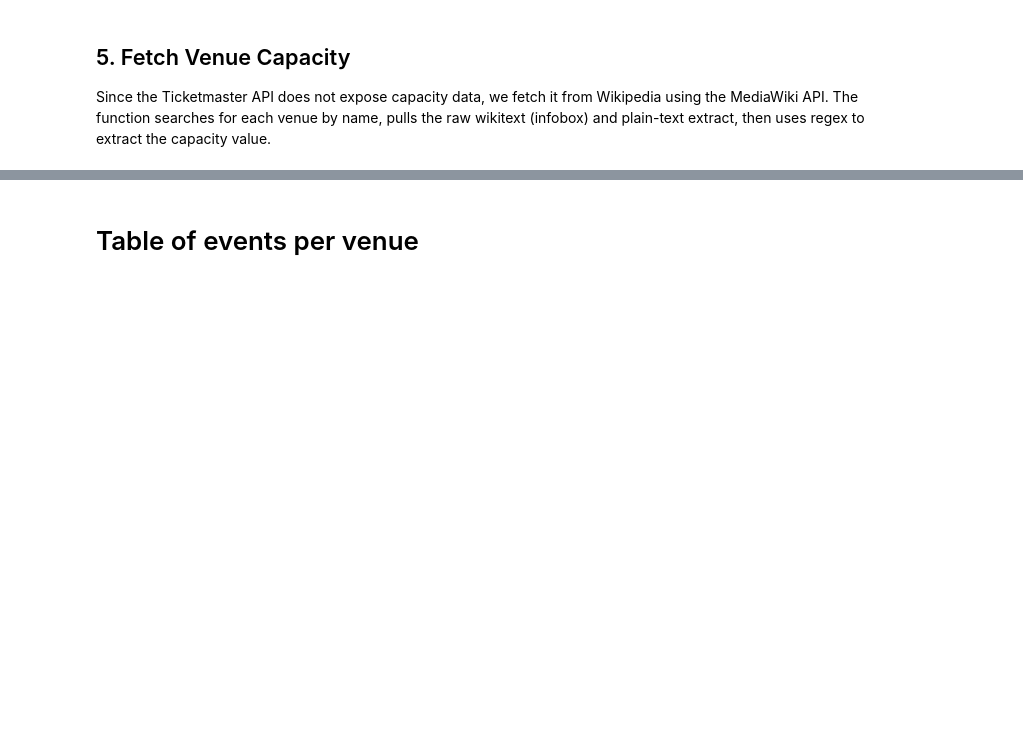
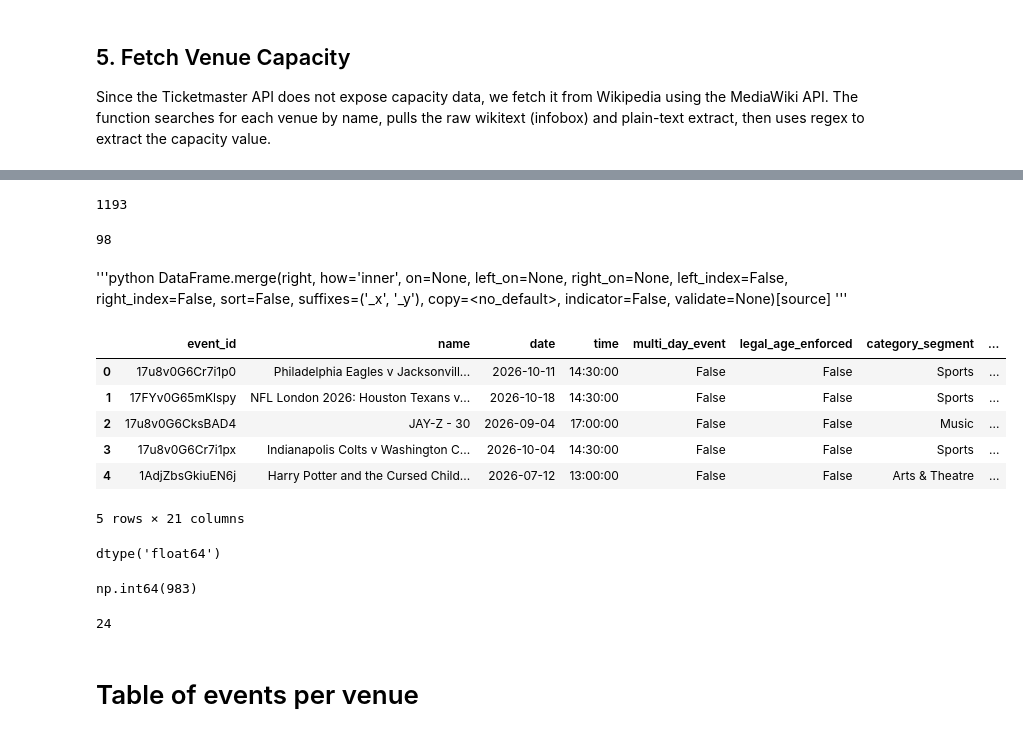
Before and after one commit to Monomil/EventIntelligence, a Jupyter notebook: ticketmaster.ipynb, the cells around one changed output, grey strips where cells are left out. Drawn from its saved outputs; the diff is of its cells as text; code cells hidden in the pictures; blank space fills up the shorter version.

Commit message:
adding capacity data

```diff
--- a/ticketmaster.ipynb
+++ b/ticketmaster.ipynb
@@ -210,3 +210,42 @@ df_venues.head()
 Since the Ticketmaster API does not expose capacity data, we fetch it from Wikipedia
 using the MediaWiki API. The function searches for each venue by name, pulls the raw
 wikitext (infobox) and plain-text extract, then uses regex to extract the capacity value.
+# %%
+import requests
+import pandas as pd
+
+capacity_data_url = "https://drive.google.com/uc?export=download&id=1QtDJd2XOa51PyFGp_0ndDVHR1sLohLHd"
+
+try:
+    response = requests.get(capacity_data_url)
+    response.raise_for_status()
+
+    with open('extracted_dictionary.txt', 'wb') as file:
+        file.write(response.content)
+
+    print("File downloaded and saved successfully.")
+
+except Exception as e:
+    print(f"Download failed! Check your URL or internet connection. Error: {e}")
+
+try:
+    with open("extracted_dictionary.txt", "r", encoding="utf-8") as f:
+        file_content = f.read()
+
+    file_content = file_content.replace('null', 'None')
+
+    local_vars = {}
+    exec(file_content, globals(), local_vars)
+
+    extracted_data = local_vars.get("data")
+
+    if extracted_data is not None:
+        df_capacity = pd.DataFrame(extracted_data)
+        print("\nDataFrame Head:")
+        print(df_capacity.head())
+        print(f"\nTotal rows: {len(df_capacity)}")
+    else:
+        print("Error: Could not find a 'data' variable inside the executed file.")
+
+except FileNotFoundError:
+    print("File not found, correct your logic or check your download url!")
@@ -212,0 +268,26 @@ wikitext (infobox) and plain-text extract, then uses regex to extract the capaci
+# %%
+df_capacity.rename(columns = {"Venue_Name" : "venue_name"}, inplace = True)
+# %%
+df_venues.name.nunique()
+# %% [output]
+1193
+# %%
+df_events.venue_name.nunique()
+# %% [output]
+98
+# %% [markdown]
+'''python
+DataFrame.merge(right, how='inner', on=None, left_on=None, right_on=None, left_index=False, right_index=False, sort=False, suffixes=('_x', '_y'), copy=<no_default>, indicator=False, validate=None)[source]
+'''
+# %%
+df_events = pd.merge(df_events, df_capacity, on='venue_name', how='left')
+# %%
+df_events.head()
+# %% [output]
+|  | event_id | name | date | time | multi_day_event | legal_age_enforced | category_segment | ... |
+| 0 | 17u8v0G6Cr7i1p0 | Philadelphia Eagles v Jacksonvill... | 2026-10-11 | 14:30:00 | False | False | Sports | ... |
+| 1 | 17FYv0G65mKlspy | NFL London 2026: Houston Texans v... | 2026-10-18 | 14:30:00 | False | False | Sports | ... |
+| 2 | 17u8v0G6CksBAD4 | JAY-Z - 30 | 2026-09-04 | 17:00:00 | False | False | Music | ... |
+| 3 | 17u8v0G6Cr7i1px | Indianapolis Colts v Washington C... | 2026-10-04 | 14:30:00 | False | False | Sports | ... |
+| 4 | 1AdjZbsGkiuEN6j | Harry Potter and the Cursed Child... | 2026-07-12 | 13:00:00 | False | False | Arts & Theatre | ... |
+5 rows × 21 columns
@@ -213,3 +298,15 @@ wikitext (infobox) and plain-text extract, then uses regex to extract the capaci
+# %%
+df_events.total_capacity.dtype
+# %% [output]
+dtype('float64')
+# %%
+df_events.total_capacity.isnull().sum()
+# %% [output]
+np.int64(983)
+# %%
+df_events.total_capacity.nunique()
+# %% [output]
+24
 # %% [markdown]
 # Table of events per venue
 # %%
```
Also changed, not shown: parts of 7 cells of this notebook.
